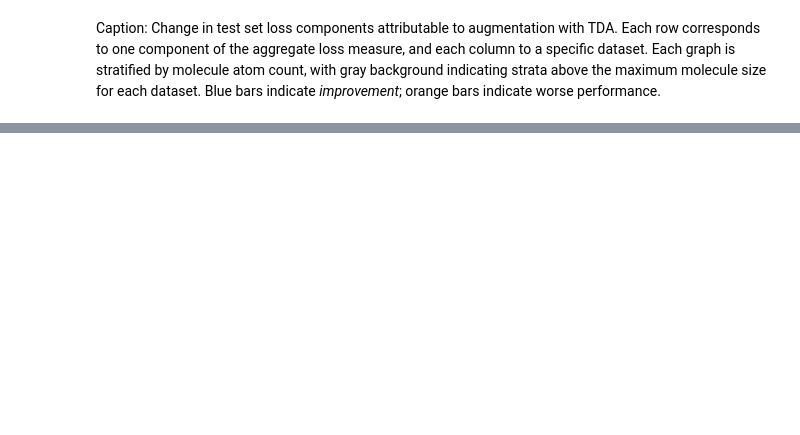
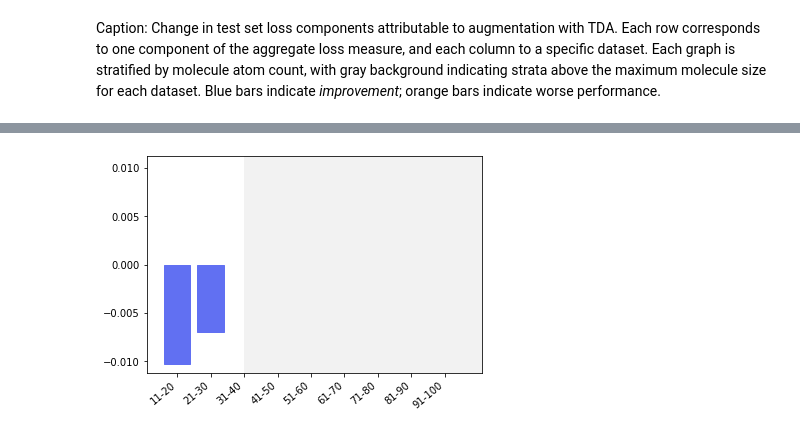
Before and after one commit to TyJK/cdvae, a Jupyter notebook: notebooks/Figure_Generation.ipynb, the cells around one changed output, grey strips where cells are left out. Saved outputs shown, nothing was run; the diff lists cells and outputs as text; code cells hidden in the pictures; blank space fills up the shorter version.

```diff
--- a/notebooks/Figure_Generation.ipynb
+++ b/notebooks/Figure_Generation.ipynb
@@ -129,0 +139,35 @@ Caption: Change in test set loss components attributable to augmentation with TD
+# %%
+def bin_paired_average_plot(combined_results_by_bin, loss_col: str, ax: plt.Axes = None, max_bin_val=3):
+    bin_avg_improvement = combined_results_by_bin[idx[f"{loss_col}_diff","mean"]]
+    bin_std_improvement = combined_results_by_bin[idx[f"{loss_col}_diff","std"]]
+
+    # color & hatch bars according to whether or not the augmented model
+    # improved the baseline for the particular bin
+    bar_colors = (bin_avg_improvement < 0).replace({True:"#6170f2", False: "#f2d061"}) # blue for improve
+    edge_colors = (bin_avg_improvement < 0).replace({True:"#6170f2", False: "#f2d061"})  # orange for regress
+    hatches = (bin_avg_improvement < 0).replace({True:"", False: "//"})
+
+    labels = list(bin_avg_improvement.index)
+
+    # return bin_avg_improvement, bottom, bin_avg_improvement.abs(), bar_colors
+    if ax is None:
+        fig, ax = plt.subplots(1, 1)
+
+    width = .8
+    bars = ax.bar(
+        x=range(len(labels)), height=bin_avg_improvement,
+        color=bar_colors, edgecolor=edge_colors, hatch=hatches, width=width, tick_label=labels
+    )
+
+    ax.set_xticklabels(labels, rotation=40, ha='right')
+    ax.set_xlim(-1+width/8, len(labels)+width/8)
+    ylim = 1.1*bin_avg_improvement.abs().max()
+    ax.set_ylim(-ylim,ylim)
+
+    ax.fill_between(x=range(max_bin_val,len(labels)*2), y1=-1e9,y2=1e9, color="#f2f2f2")
+
+    return ax
+# %%
+ax = bin_paired_average_plot(combined_results_by_bin_qm9, LOSS_COLS[2], max_bin_val=2)
+# %% [output]
+[figure, added]
```
Also changed, not shown: parts of 6 cells of this notebook.
